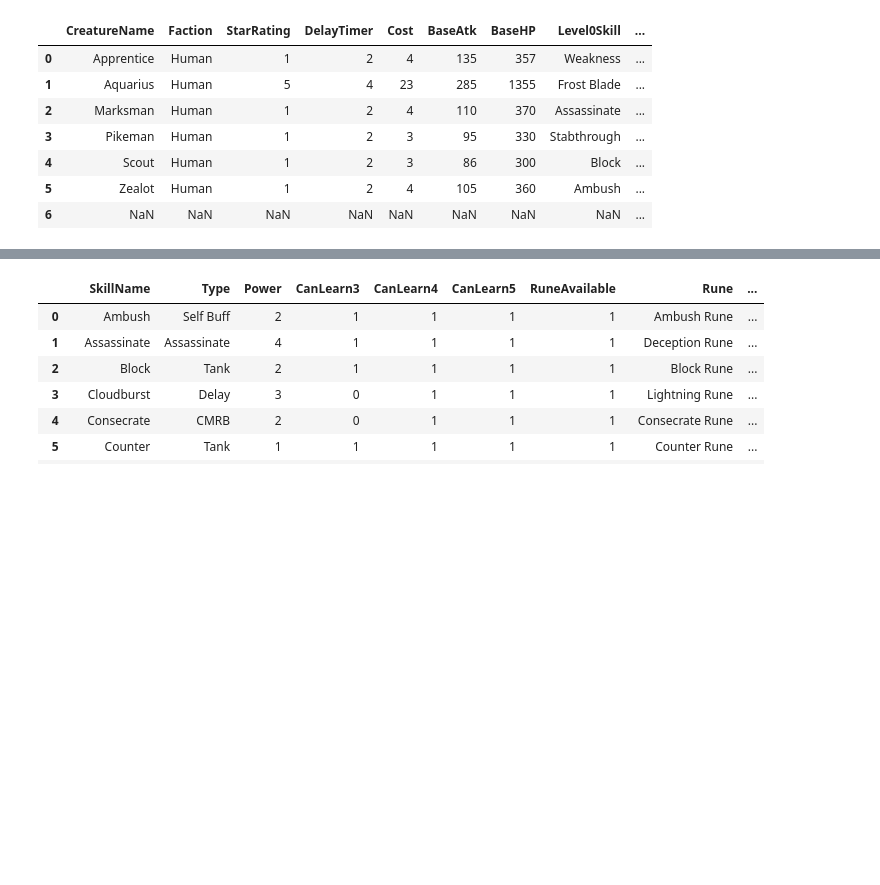
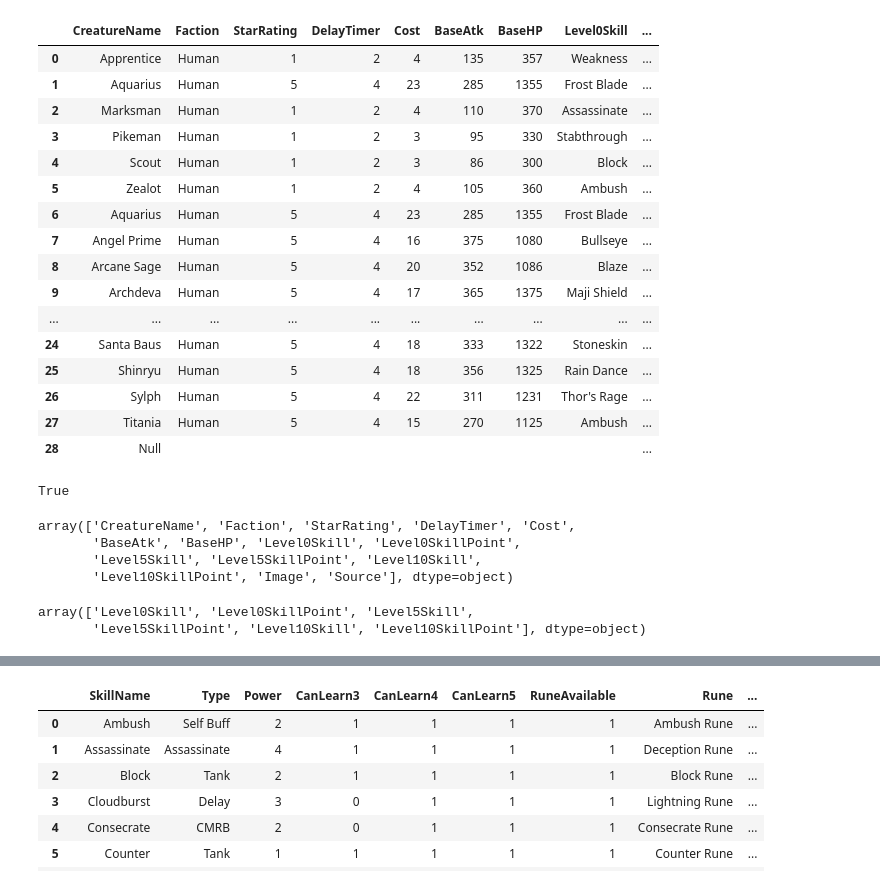
Before and after one commit to kingraijun/deck_heroes, a Jupyter notebook: deckheroes.ipynb, the cells around one changed output, grey strips where cells are left out. Saved outputs shown, nothing was run; the diff lists cells and outputs as text; code cells hidden in the pictures; blank space fills up the shorter version.

Commit message:
Creature tab is now working

```diff
--- a/deckheroes.ipynb
+++ b/deckheroes.ipynb
@@ -3,12 +4,39 @@ import pandas as pd
 # %%
-creatures = pd.read_csv('creatures.csv')
+creatures = pd.read_csv('creatures.csv', dtype=str, keep_default_na=False)
 creatures
 # %% [output]
 |  | CreatureName | Faction | StarRating | DelayTimer | Cost | BaseAtk | BaseHP | Level0Skill | ... |
 | 0 | Apprentice | Human | 1 | 2 | 4 | 135 | 357 | Weakness | ... |
 | 1 | Aquarius | Human | 5 | 4 | 23 | 285 | 1355 | Frost Blade | ... |
 | 2 | Marksman | Human | 1 | 2 | 4 | 110 | 370 | Assassinate | ... |
 | 3 | Pikeman | Human | 1 | 2 | 3 | 95 | 330 | Stabthrough | ... |
 | 4 | Scout | Human | 1 | 2 | 3 | 86 | 300 | Block | ... |
 | 5 | Zealot | Human | 1 | 2 | 4 | 105 | 360 | Ambush | ... |
-| 6 | NaN | NaN | NaN | NaN | NaN | NaN | NaN | NaN | ... |
+| 6 | Aquarius | Human | 5 | 4 | 23 | 285 | 1355 | Frost Blade | ... |
+| 7 | Angel Prime | Human | 5 | 4 | 16 | 375 | 1080 | Bullseye | ... |
+| 8 | Arcane Sage | Human | 5 | 4 | 20 | 352 | 1086 | Blaze | ... |
+| 9 | Archdeva | Human | 5 | 4 | 17 | 365 | 1375 | Maji Shield | ... |
+| ... | ... | ... | ... | ... | ... | ... | ... | ... | ... |
+| 24 | Santa Baus | Human | 5 | 4 | 18 | 333 | 1322 | Stoneskin | ... |
+| 25 | Shinryu | Human | 5 | 4 | 18 | 356 | 1325 | Rain Dance | ... |
+| 26 | Sylph | Human | 5 | 4 | 22 | 311 | 1231 | Thor's Rage | ... |
+| 27 | Titania | Human | 5 | 4 | 15 | 270 | 1125 | Ambush | ... |
+| 28 | Null |  |  |  |  |  |  |  | ... |
+# %%
+"Titania" in creatures.CreatureName.values
+# %% [output]
+True
+# %%
+x = creatures[creatures.StarRating=="5"].reset_index(drop=True)
+xcol = x.columns.values
+xcol
+# %% [output]
+array(['CreatureName', 'Faction', 'StarRating', 'DelayTimer', 'Cost',
+       'BaseAtk', 'BaseHP', 'Level0Skill', 'Level0SkillPoint',
+       'Level5Skill', 'Level5SkillPoint', 'Level10Skill',
+       'Level10SkillPoint', 'Image', 'Source'], dtype=object)
+# %%
+xcol[7:13]
+# %% [output]
+array(['Level0Skill', 'Level0SkillPoint', 'Level5Skill',
+       'Level5SkillPoint', 'Level10Skill', 'Level10SkillPoint'], dtype=object)
```
Also changed, not shown: parts of 6 cells of this notebook, 53 other files.
